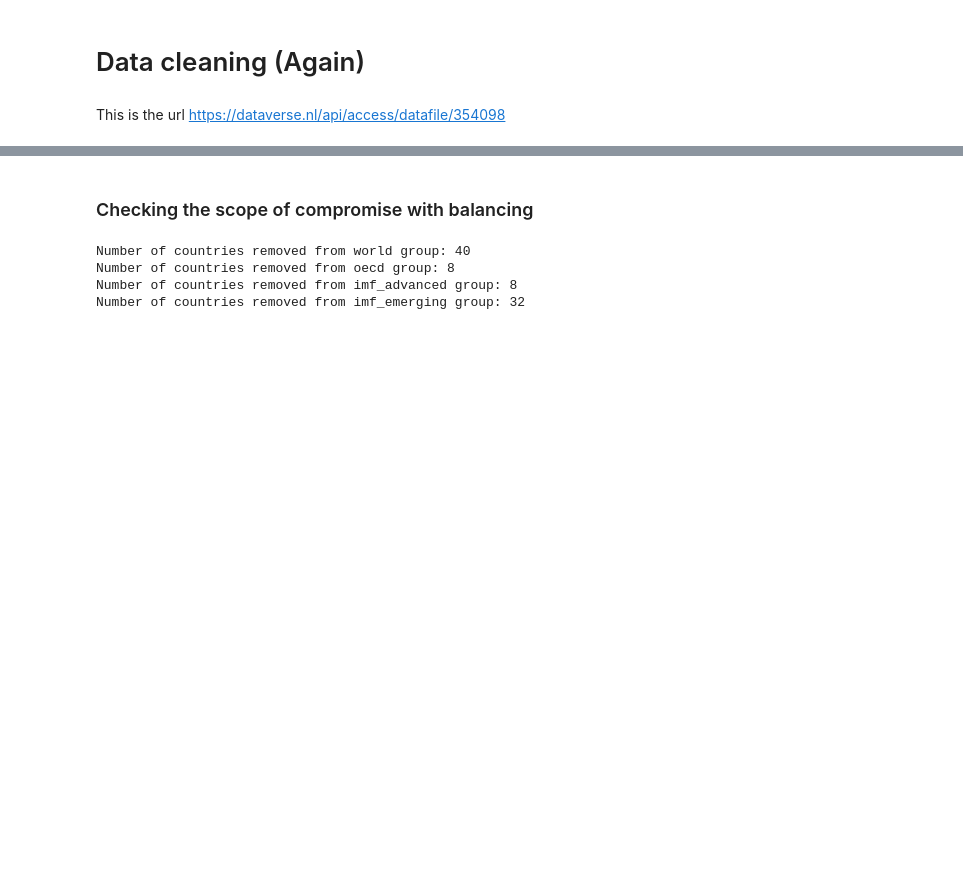
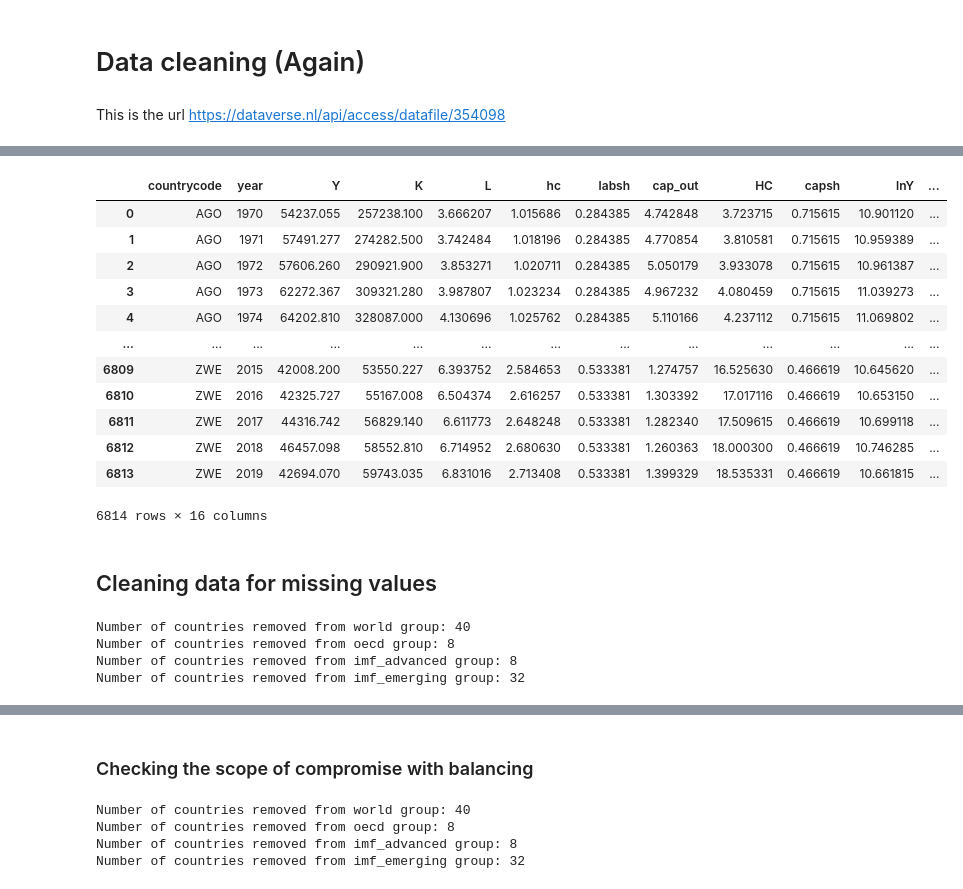
Before and after one commit to NumEconCopenhagen/projects-2024-mathias-mikkel-gabriele, a Jupyter notebook: dataproject/Data clean part 2.ipynb, the cells around one changed output, grey strips where cells are left out. Saved outputs shown, nothing was run; the diff lists cells and outputs as text; code cells hidden in the pictures; blank space fills up the shorter version.

```diff
--- a/dataproject/Data clean part 2.ipynb
+++ b/dataproject/Data clean part 2.ipynb
@@ -122,0 +65,61 @@ imf_emerging_bal_data.to_stata(r"C:\Users\mathi\OneDrive - University of Copenha
+# %%
+# Sort values by countrycode and year to make functions possible
+pwt_csv.sort_values(by=["countrycode", "year"])
+# %% [output]
+|  | countrycode | year | Y | K | L | hc | labsh | cap_out | HC | capsh | lnY | ... |
+| 0 | AGO | 1970 | 54237.055 | 257238.100 | 3.666207 | 1.015686 | 0.284385 | 4.742848 | 3.723715 | 0.715615 | 10.901120 | ... |
+| 1 | AGO | 1971 | 57491.277 | 274282.500 | 3.742484 | 1.018196 | 0.284385 | 4.770854 | 3.810581 | 0.715615 | 10.959389 | ... |
+| 2 | AGO | 1972 | 57606.260 | 290921.900 | 3.853271 | 1.020711 | 0.284385 | 5.050179 | 3.933078 | 0.715615 | 10.961387 | ... |
+| 3 | AGO | 1973 | 62272.367 | 309321.280 | 3.987807 | 1.023234 | 0.284385 | 4.967232 | 4.080459 | 0.715615 | 11.039273 | ... |
+| 4 | AGO | 1974 | 64202.810 | 328087.000 | 4.130696 | 1.025762 | 0.284385 | 5.110166 | 4.237112 | 0.715615 | 11.069802 | ... |
+| ... | ... | ... | ... | ... | ... | ... | ... | ... | ... | ... | ... | ... |
+| 6809 | ZWE | 2015 | 42008.200 | 53550.227 | 6.393752 | 2.584653 | 0.533381 | 1.274757 | 16.525630 | 0.466619 | 10.645620 | ... |
+| 6810 | ZWE | 2016 | 42325.727 | 55167.008 | 6.504374 | 2.616257 | 0.533381 | 1.303392 | 17.017116 | 0.466619 | 10.653150 | ... |
+| 6811 | ZWE | 2017 | 44316.742 | 56829.140 | 6.611773 | 2.648248 | 0.533381 | 1.282340 | 17.509615 | 0.466619 | 10.699118 | ... |
+| 6812 | ZWE | 2018 | 46457.098 | 58552.810 | 6.714952 | 2.680630 | 0.533381 | 1.260363 | 18.000300 | 0.466619 | 10.746285 | ... |
+| 6813 | ZWE | 2019 | 42694.070 | 59743.035 | 6.831016 | 2.713408 | 0.533381 | 1.399329 | 18.535331 | 0.466619 | 10.661815 | ... |
+6814 rows × 16 columns
+# %% [markdown]
+## Cleaning data for missing values
+# %%
+# How many countries are removed
+num_countries_before = len(pwt_csv['countrycode'].unique())
+num_countries_after = len(balanced_data['countrycode'].unique())
+
+# Define functions to calculate the number of countries in each group
+def num_countries_in_group(group_name, country_list):
+    return len(pwt_csv[pwt_csv['countrycode'].isin(country_list)]['countrycode'].unique())
+
+def num_countries_in_group_after_filter(group_name, country_list):
+    return len(balanced_data[balanced_data['countrycode'].isin(country_list)]['countrycode'].unique())
+
+# Calculate the number of countries in each group before filtering
+num_countries_in_groups_before = {
+    "world": num_countries_in_group("world", pwt_csv['countrycode'].unique()),
+    "oecd": num_countries_in_group("oecd", oecd_countries),
+    "imf_advanced": num_countries_in_group("imf_advanced", imf_advanced_countries),
+    "imf_emerging": num_countries_in_group("imf_emerging", imf_emerging_countries)
+}
+
+# Calculate the number of countries in each group after filtering
+num_countries_in_groups_after = {
+    "world": num_countries_in_group_after_filter("world", pwt_csv['countrycode'].unique()),
+    "oecd": num_countries_in_group_after_filter("oecd", oecd_countries),
+    "imf_advanced": num_countries_in_group_after_filter("imf_advanced", imf_advanced_countries),
+    "imf_emerging": num_countries_in_group_after_filter("imf_emerging", imf_emerging_countries)
+}
+
+# Calculate the number of countries removed from each group
+num_countries_removed_from_groups = {
+    group: num_countries_in_groups_before[group] - num_countries_in_groups_after[group]
+    for group in num_countries_in_groups_before
+}
+
+# Print the results
+for group, num_removed in num_countries_removed_from_groups.items():
+    print(f"Number of countries removed from {group} group: {num_removed}")
+# %% [output]
+Number of countries removed from world group: 40
+Number of countries removed from oecd group: 8
+Number of countries removed from imf_advanced group: 8
+Number of countries removed from imf_emerging group: 32
```
Also changed, not shown: parts of 10 cells of this notebook.
